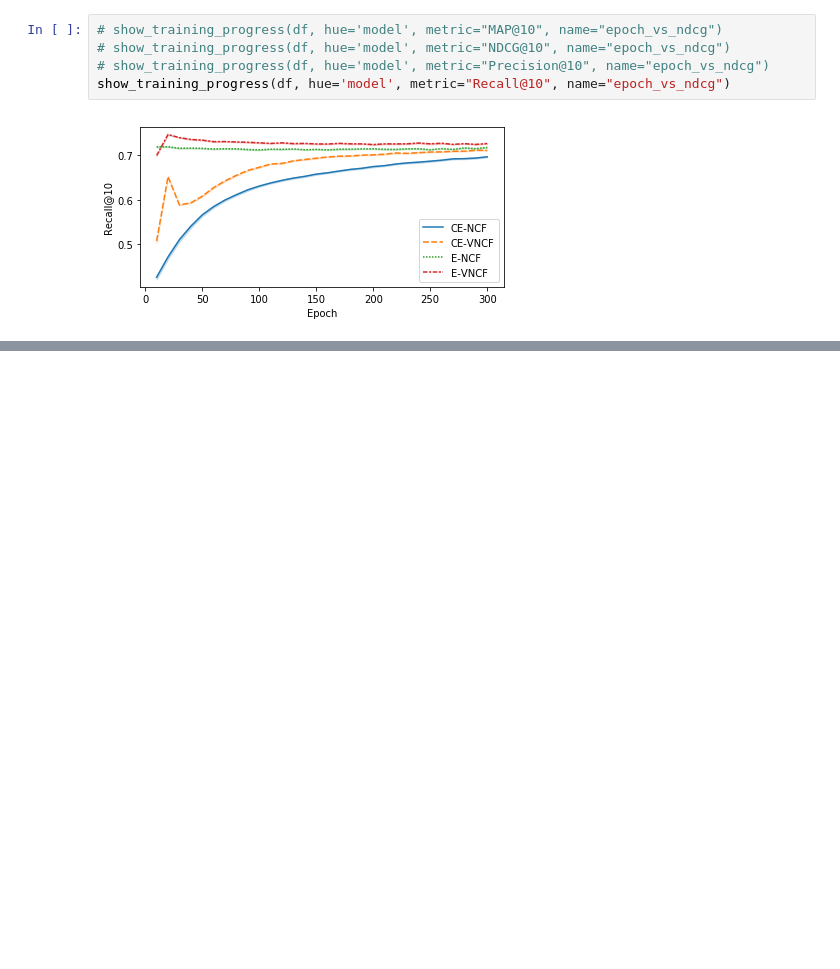
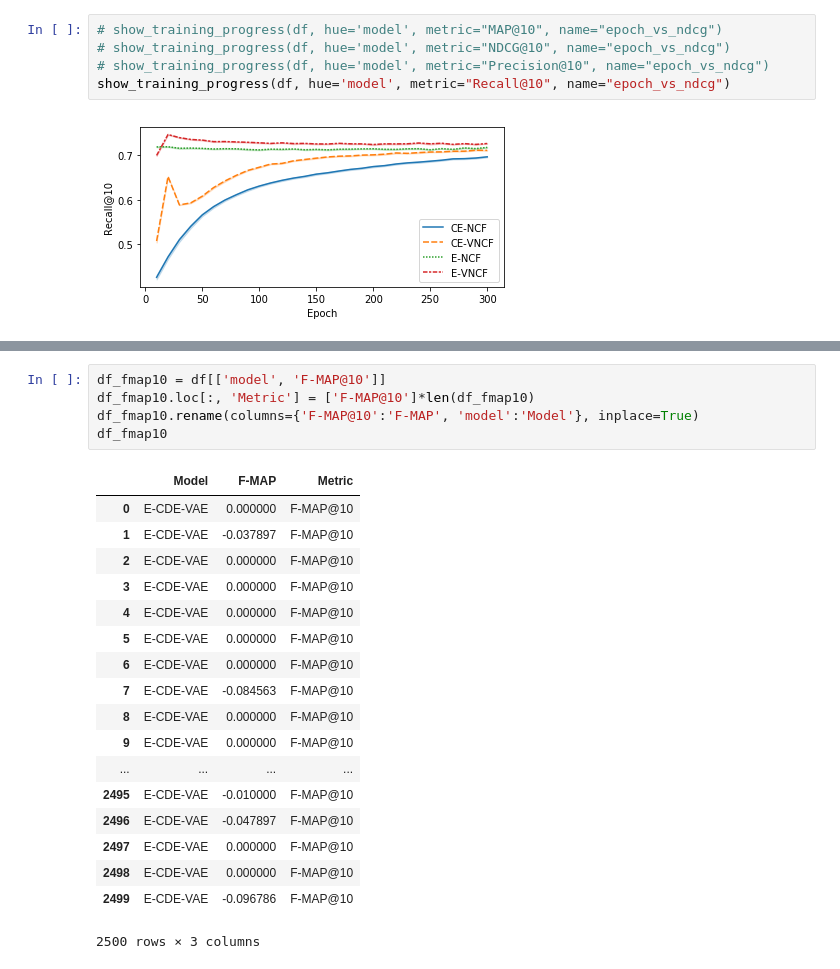
Before and after one commit to k9luo/DeepCritiquingForVAEBasedRecSys, a Jupyter notebook: Reproduce Final Tables and Plots.ipynb, the cells around one changed output, grey strips where cells are left out. Cells and saved outputs as stored; diff of their text form; blank space fills up the shorter version.

```diff
--- a/Reproduce Final Tables and Plots.ipynb
+++ b/Reproduce Final Tables and Plots.ipynb
@@ -209,0 +258,24 @@ show_training_progress(df, hue='model', metric="Recall@10", name="epoch_vs_ndcg"
+# %%
+df_fmap10 = df[['model', 'F-MAP@10']]
+df_fmap10.loc[:, 'Metric'] = ['F-MAP@10']*len(df_fmap10)
+df_fmap10.rename(columns={'F-MAP@10':'F-MAP', 'model':'Model'}, inplace=True)
+df_fmap10
+# %% [output]
+|  | Model | F-MAP | Metric |
+| 0 | E-CDE-VAE | 0.000000 | F-MAP@10 |
+| 1 | E-CDE-VAE | -0.037897 | F-MAP@10 |
+| 2 | E-CDE-VAE | 0.000000 | F-MAP@10 |
+| 3 | E-CDE-VAE | 0.000000 | F-MAP@10 |
+| 4 | E-CDE-VAE | 0.000000 | F-MAP@10 |
+| 5 | E-CDE-VAE | 0.000000 | F-MAP@10 |
+| 6 | E-CDE-VAE | 0.000000 | F-MAP@10 |
+| 7 | E-CDE-VAE | -0.084563 | F-MAP@10 |
+| 8 | E-CDE-VAE | 0.000000 | F-MAP@10 |
+| 9 | E-CDE-VAE | 0.000000 | F-MAP@10 |
+| ... | ... | ... | ... |
+| 2495 | E-CDE-VAE | -0.010000 | F-MAP@10 |
+| 2496 | E-CDE-VAE | -0.047897 | F-MAP@10 |
+| 2497 | E-CDE-VAE | 0.000000 | F-MAP@10 |
+| 2498 | E-CDE-VAE | 0.000000 | F-MAP@10 |
+| 2499 | E-CDE-VAE | -0.096786 | F-MAP@10 |
+2500 rows × 3 columns
```
Also changed, not shown: parts of 10 cells of this notebook.
